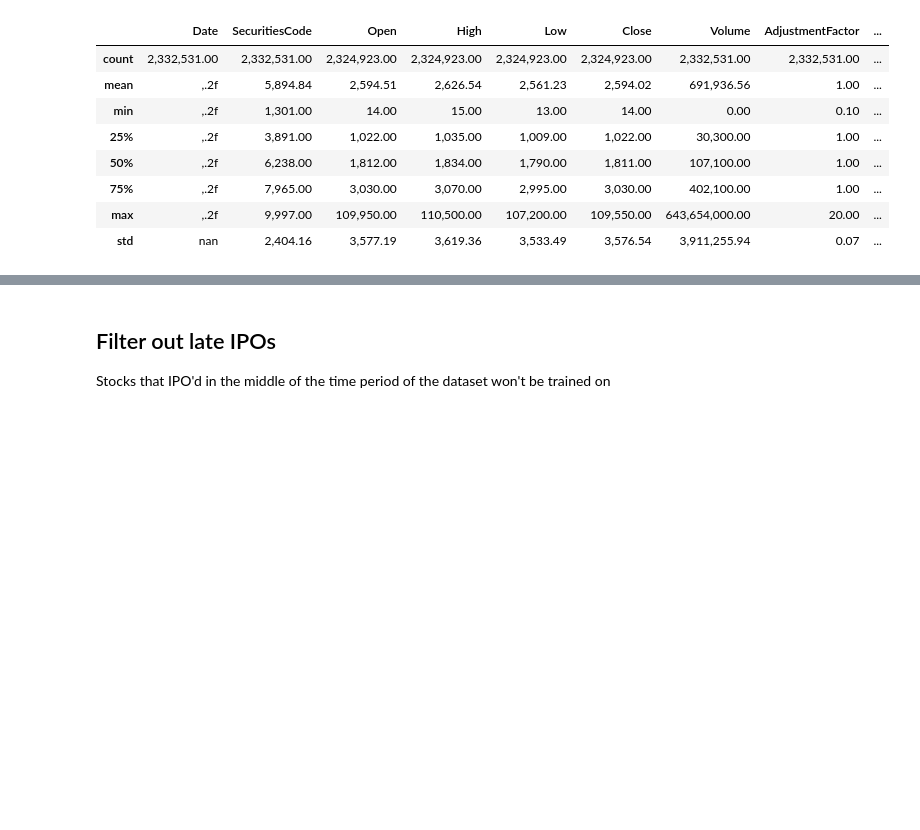
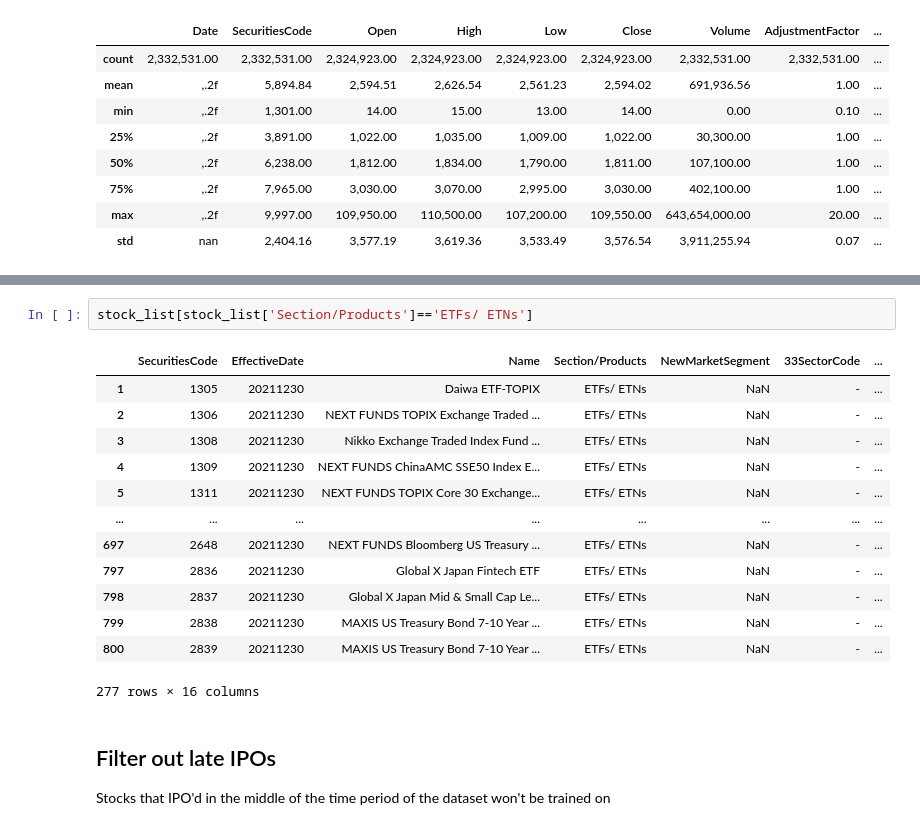
Before and after one commit to FlyingCurryMonster/JPY-equities, a Jupyter notebook: beta-forecasting.ipynb, the cells around one changed output, grey strips where cells are left out. Drawn from its saved outputs; the diff is of its cells as text; blank space fills up the shorter version.

```diff
--- a/beta-forecasting.ipynb
+++ b/beta-forecasting.ipynb
@@ -42,3 +74,19 @@ The train data begins on 2017-01-04 00:00:00 and ends on 2021-12-03 00:00:00.
+# %%
+stock_list[stock_list['Section/Products']=='ETFs/ ETNs']
+# %% [output]
+|  | SecuritiesCode | EffectiveDate | Name | Section/Products | NewMarketSegment | 33SectorCode | ... |
+| 1 | 1305 | 20211230 | Daiwa ETF-TOPIX | ETFs/ ETNs | NaN | - | ... |
+| 2 | 1306 | 20211230 | NEXT FUNDS TOPIX Exchange Traded ... | ETFs/ ETNs | NaN | - | ... |
+| 3 | 1308 | 20211230 | Nikko Exchange Traded Index Fund ... | ETFs/ ETNs | NaN | - | ... |
+| 4 | 1309 | 20211230 | NEXT FUNDS ChinaAMC SSE50 Index E... | ETFs/ ETNs | NaN | - | ... |
+| 5 | 1311 | 20211230 | NEXT FUNDS TOPIX Core 30 Exchange... | ETFs/ ETNs | NaN | - | ... |
+| ... | ... | ... | ... | ... | ... | ... | ... |
+| 697 | 2648 | 20211230 | NEXT FUNDS Bloomberg US Treasury ... | ETFs/ ETNs | NaN | - | ... |
+| 797 | 2836 | 20211230 | Global X Japan Fintech ETF | ETFs/ ETNs | NaN | - | ... |
+| 798 | 2837 | 20211230 | Global X Japan Mid & Small Cap Le... | ETFs/ ETNs | NaN | - | ... |
+| 799 | 2838 | 20211230 | MAXIS US Treasury Bond 7-10 Year ... | ETFs/ ETNs | NaN | - | ... |
+| 800 | 2839 | 20211230 | MAXIS US Treasury Bond 7-10 Year ... | ETFs/ ETNs | NaN | - | ... |
+277 rows × 16 columns
 # %% [markdown]
 ## Filter out late IPOs
 Stocks that IPO'd in the middle of the time period of the dataset won't be trained on
```
Also changed, not shown: parts of 2 cells of this notebook, 1 other file.
